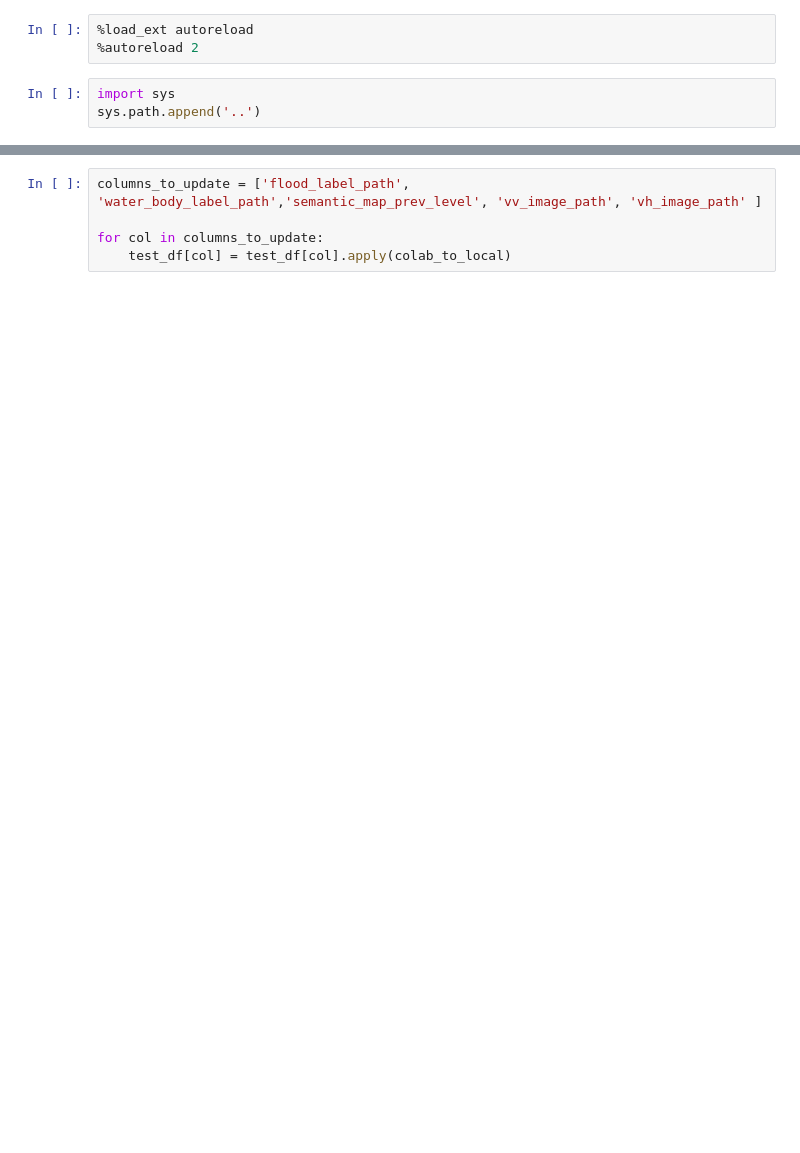
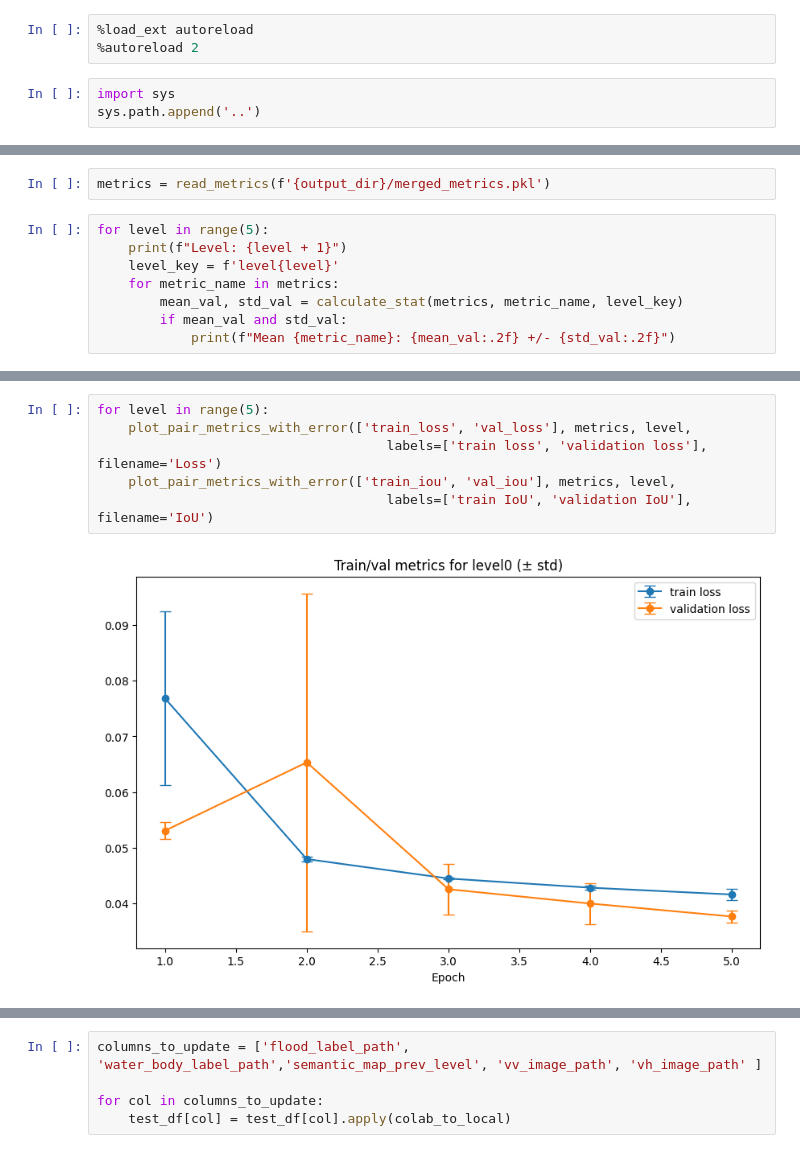
Before and after one commit to AkerkeKesha/stacked-unets, a Jupyter notebook: notebooks/ETCI_analysis.ipynb, the cells around one changed output, grey strips where cells are left out. Saved outputs shown, nothing was run; the diff lists cells and outputs as text; blank space fills up the shorter version.

Commit message:
analysis notebook on semantic and softmax output finalized

```diff
--- a/notebooks/ETCI_analysis.ipynb
+++ b/notebooks/ETCI_analysis.ipynb
@@ -26,0 +62,10 @@ data_dir = os.path.join(project_root,'dataset', 'data-etci-flood','train')
+# %%
+metrics = read_metrics(f'{output_dir}/merged_metrics.pkl')
+# %%
+for level in range(5):
+    print(f"Level: {level + 1}")
+    level_key = f'level{level}'
+    for metric_name in metrics:
+        mean_val, std_val = calculate_stat(metrics, metric_name, level_key)
+        if mean_val and std_val:
+            print(f"Mean {metric_name}: {mean_val:.2f} +/- {std_val:.2f}")
@@ -26,0 +90,8 @@ data_dir = os.path.join(project_root,'dataset', 'data-etci-flood','train')
+# %%
+for level in range(5):
+    plot_pair_metrics_with_error(['train_loss', 'val_loss'], metrics, level,
+                                     labels=['train loss', 'validation loss'], filename='Loss')
+    plot_pair_metrics_with_error(['train_iou', 'val_iou'], metrics, level,
+                                     labels=['train IoU', 'validation IoU'], filename='IoU')
+# %% [output]
+[figure, added]
```
Also changed, not shown: parts of 56 cells of this notebook.
